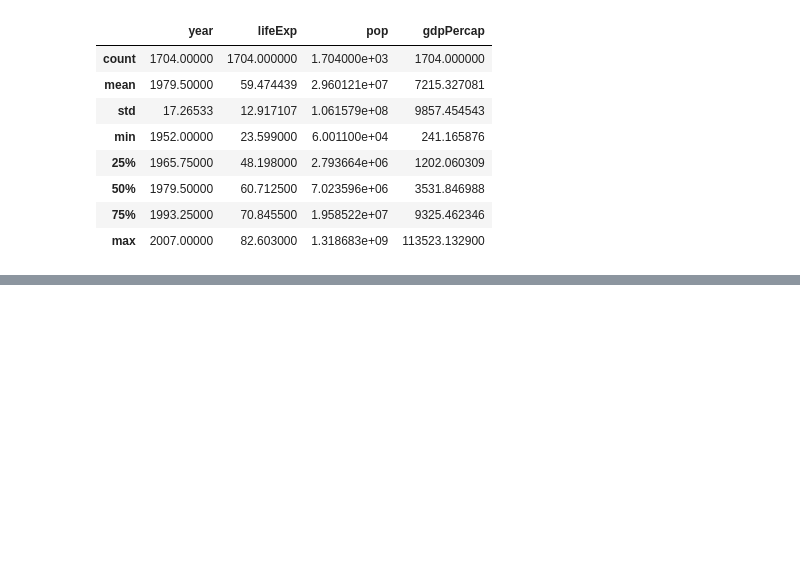
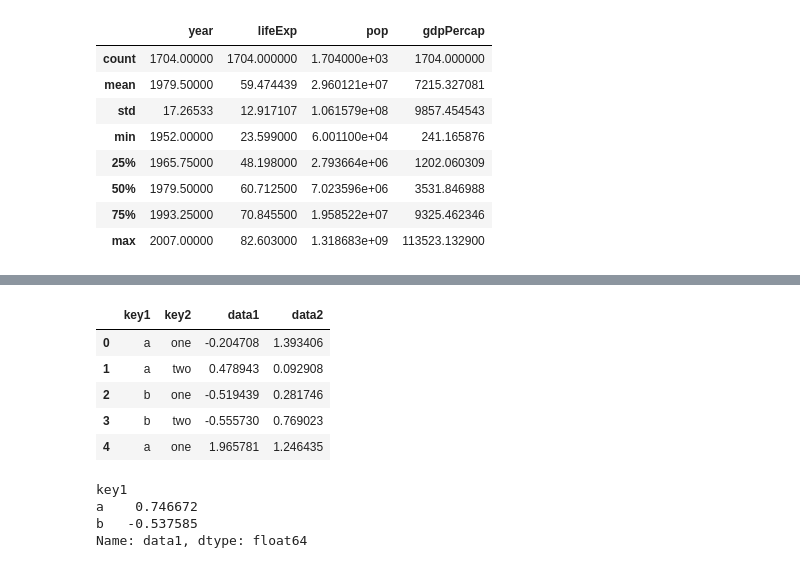
Before and after one commit to chyijiunn/20201017, a Jupyter notebook: 20201031.ipynb, the cells around one changed output, grey strips where cells are left out. Drawn from its saved outputs; the diff is of its cells as text; code cells hidden in the pictures; blank space fills up the shorter version.

```diff
--- a/20201031.ipynb
+++ b/20201031.ipynb
@@ -492,0 +558,22 @@ memory usage: 80.0+ KB
+# %%
+df = pd.DataFrame({'key1' : ['a', 'a', 'b', 'b', 'a'],
+                   'key2' : ['one', 'two', 'one', 'two', 'one'],
+                   'data1' : np.random.randn(5),
+                   'data2' : np.random.randn(5)})
+df
+# %% [output]
+|  | key1 | key2 | data1 | data2 |
+| 0 | a | one | -0.204708 | 1.393406 |
+| 1 | a | two | 0.478943 | 0.092908 |
+| 2 | b | one | -0.519439 | 0.281746 |
+| 3 | b | two | -0.555730 | 0.769023 |
+| 4 | a | one | 1.965781 | 1.246435 |
+# %%
+grouped = df['data1'].groupby(df['key1'])
+grouped
+grouped.mean()
+# %% [output]
+key1
+a    0.746672
+b   -0.537585
+Name: data1, dtype: float64
```
Also changed, not shown: parts of 7 cells of this notebook.
